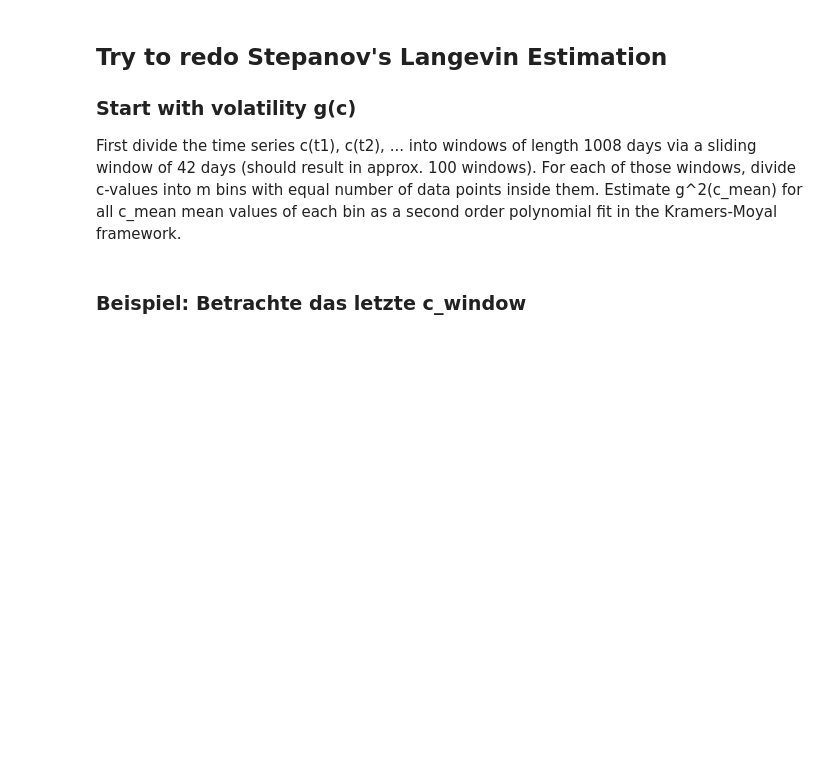
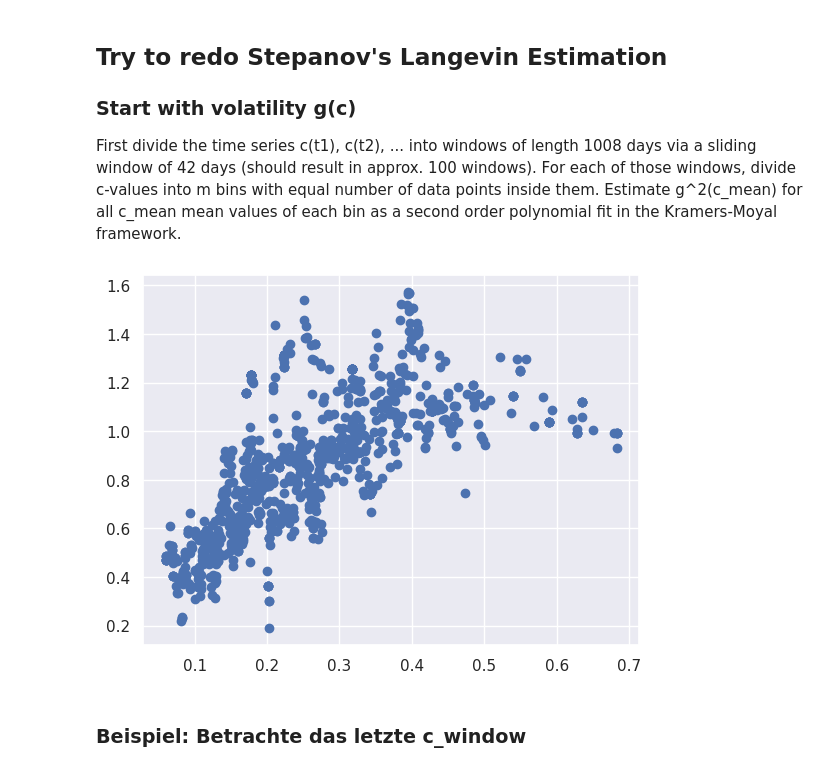
Before and after one commit to TobiasW1891/Finance-Redone, a Jupyter notebook: Compare to Stepanov.ipynb, the cells around one changed output. Saved outputs shown, nothing was run; the diff lists cells and outputs as text; code cells hidden in the pictures; blank space fills up the shorter version.

Commit message:
Modularised and figure
Modularised the previous code into functions and reproduced figure 7 from Stepanov et al to a convincing extent.

```diff
--- a/Compare to Stepanov.ipynb
+++ b/Compare to Stepanov.ipynb
@@ -245,3 +256,32 @@ Tau_max = 10 # How many data points for 2nd order polynomial fit
+# %%
+def FitBinGsquared(C_With_Bins, I, tau_max):
+    # receives 2d array of data (1st column) and bin assignment (2nd) and the index I of the bin we would like to interpolate for tau_max past data
+    # returns the mean value of the bin and the interpolation for g^2 via Kramers Moyal
+
+    tlength = C_With_Bins.shape[0] # length of the time intervals
+    indices_Ith_bin = np.arange(tlength)[C_With_Bins[:,1] == I]
+
+    mean_Ith = np.mean(C_With_Bins[indices_Ith_bin,0])  # mean value of this bin
+
+    indices_Ith_bin = indices_Ith_bin[indices_Ith_bin + tau_max < tlength] # else the computation of the difference is out of window range
+
+    fitting_data = np.zeros((tau_max, 2)) # used for polynomial fit
+    fitting_data[:,0] = np.arange(1,tau_max+1)
+
+    # fill fitting_data array with the mean squared difference for lag delta_tau (delta_tau = 1st column of fitting_data)
+    for delta_tau in fitting_data[:,0]:
+        #print(int(delta_tau)-1)
+        shifted_indices = (indices_Ith_bin + delta_tau).astype("int") # shift indices to compute mean for various tau values
+        fitting_data[int(delta_tau)-1,1] = np.mean((C_With_Bins[indices_Ith_bin,0]  -  C_With_Bins[shifted_indices,0])**2.) / delta_tau
+
+    #print(fitting_data)
+
+    # 2nd order polynomial model
+    model2nd = np.poly1d(np.polyfit(fitting_data[:,0], fitting_data[:,1], 2))
+    #print(model2nd)
+    gsquared_estimate = model2nd(0)
+
+    return(np.array([mean_Ith, gsquared_estimate]))
 # %%
 MeanCList = list()
 GSquaredList = list()
@@ -253,6 +293,18 @@ C_Windows = np.empty((numbWindows,T))
 for i in range(numbWindows):
     c_window = C[(i*Tshift):(i*Tshift + T)]
     C_Windows[i,:] = c_window
+    Quantiles = np.quantile(c_window, np.arange(0.1,0.91,0.1)) - 0.00001
+
+    for i in range(10):
+        Binning = create_bins(c_window, Quantiles)
+        FitResult = FitBinGsquared(Binning, i, Tau_max)
+        MeanCList.append(FitResult[0])
+        GSquaredList.append(FitResult[1])
+# %%
+plt.scatter(MeanCList, np.sqrt(GSquaredList)*10**2)
+plt.show()
+# %% [output]
+[figure, added]
 # %% [markdown]
 ### Beispiel: Betrachte das letzte c_window
 # %%
```
Also changed, not shown: parts of 14 cells of this notebook.
